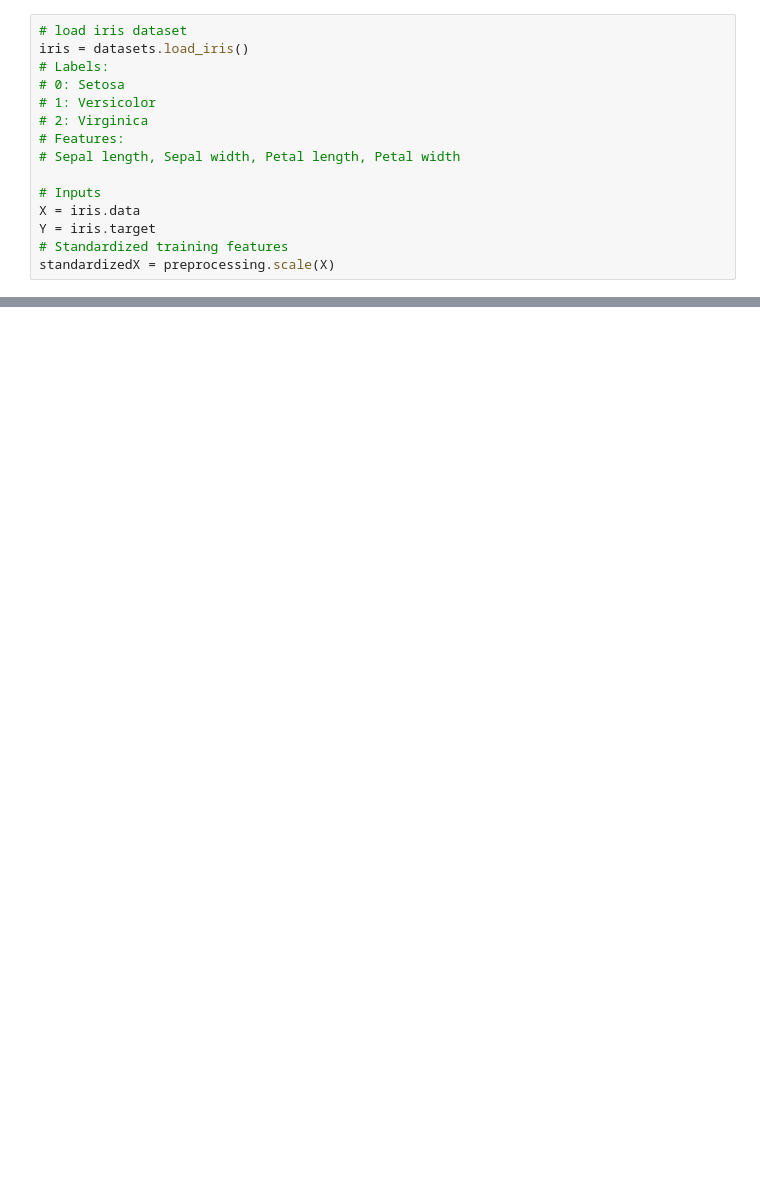
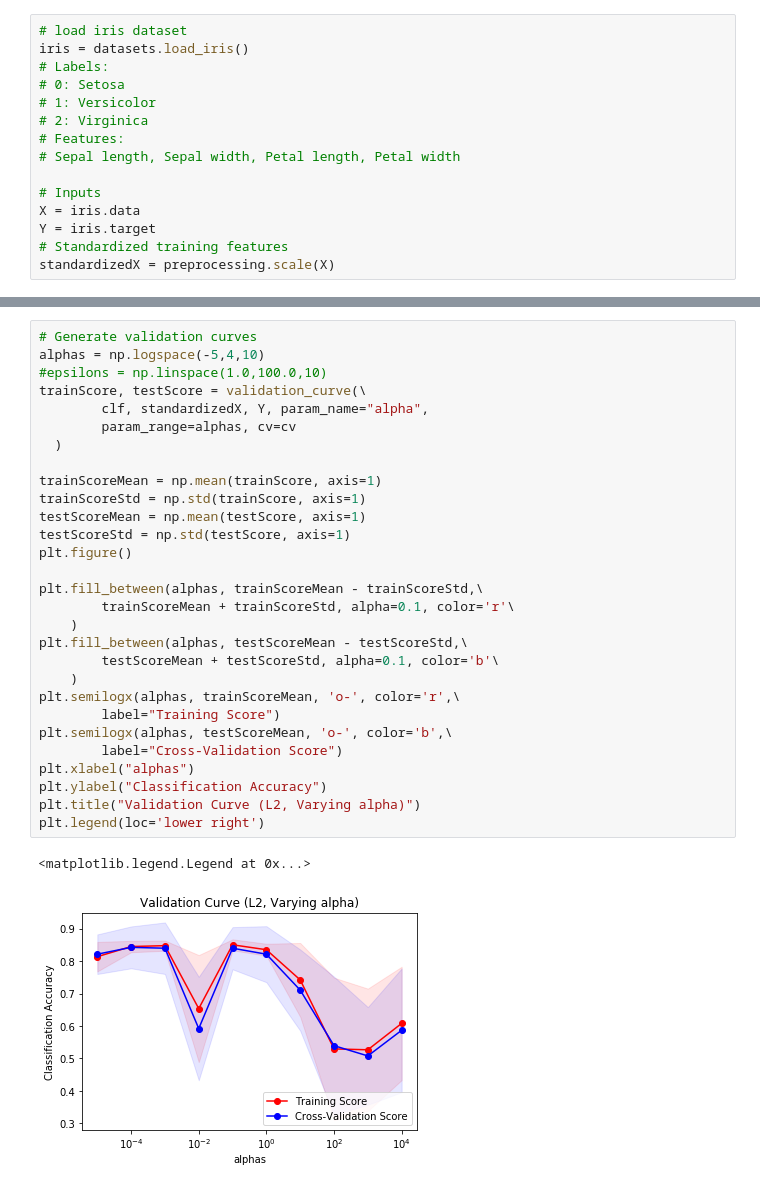
Before and after one commit to ycheng14799/MLProgrammingAssignmentWeek3, a Jupyter notebook: IrisLinearClassifier.ipynb, the cells around one changed output, grey strips where cells are left out. Saved outputs shown, nothing was run; the diff lists cells and outputs as text; blank space fills up the shorter version.

```diff
--- a/IrisLinearClassifier.ipynb
+++ b/IrisLinearClassifier.ipynb
@@ -64,0 +104,32 @@ plt.legend(loc='lower right')
+# %%
+# Generate validation curves
+alphas = np.logspace(-5,4,10)
+#epsilons = np.linspace(1.0,100.0,10)
+trainScore, testScore = validation_curve(\
+        clf, standardizedX, Y, param_name="alpha",
+        param_range=alphas, cv=cv
+  )
+
+trainScoreMean = np.mean(trainScore, axis=1)
+trainScoreStd = np.std(trainScore, axis=1)
+testScoreMean = np.mean(testScore, axis=1)
+testScoreStd = np.std(testScore, axis=1)
+plt.figure()
+
+plt.fill_between(alphas, trainScoreMean - trainScoreStd,\
+        trainScoreMean + trainScoreStd, alpha=0.1, color='r'\
+    )
+plt.fill_between(alphas, testScoreMean - testScoreStd,\
+        testScoreMean + testScoreStd, alpha=0.1, color='b'\
+    )
+plt.semilogx(alphas, trainScoreMean, 'o-', color='r',\
+        label="Training Score")
+plt.semilogx(alphas, testScoreMean, 'o-', color='b',\
+        label="Cross-Validation Score")
+plt.xlabel("alphas")
+plt.ylabel("Classification Accuracy")
+plt.title("Validation Curve (L2, Varying alpha)")
+plt.legend(loc='lower right')
+# %% [output]
+<matplotlib.legend.Legend at 0x...>
+[figure, added]
```
Also changed, not shown: parts of 6 cells of this notebook.
